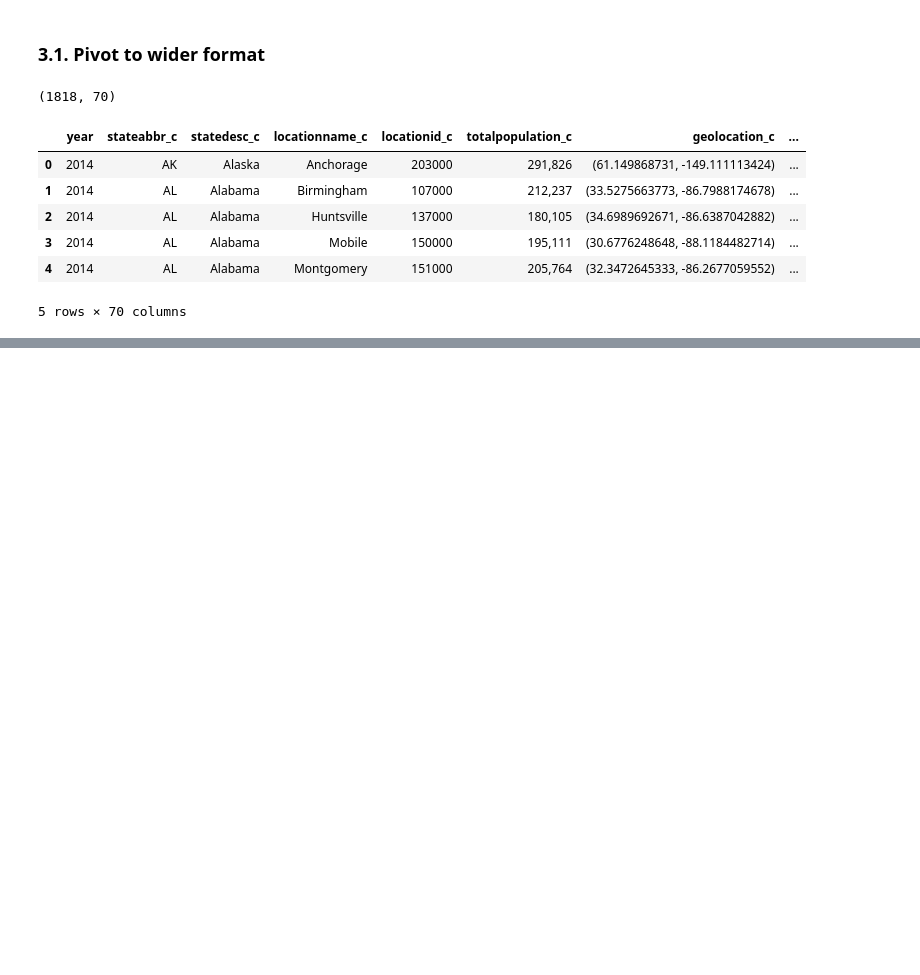
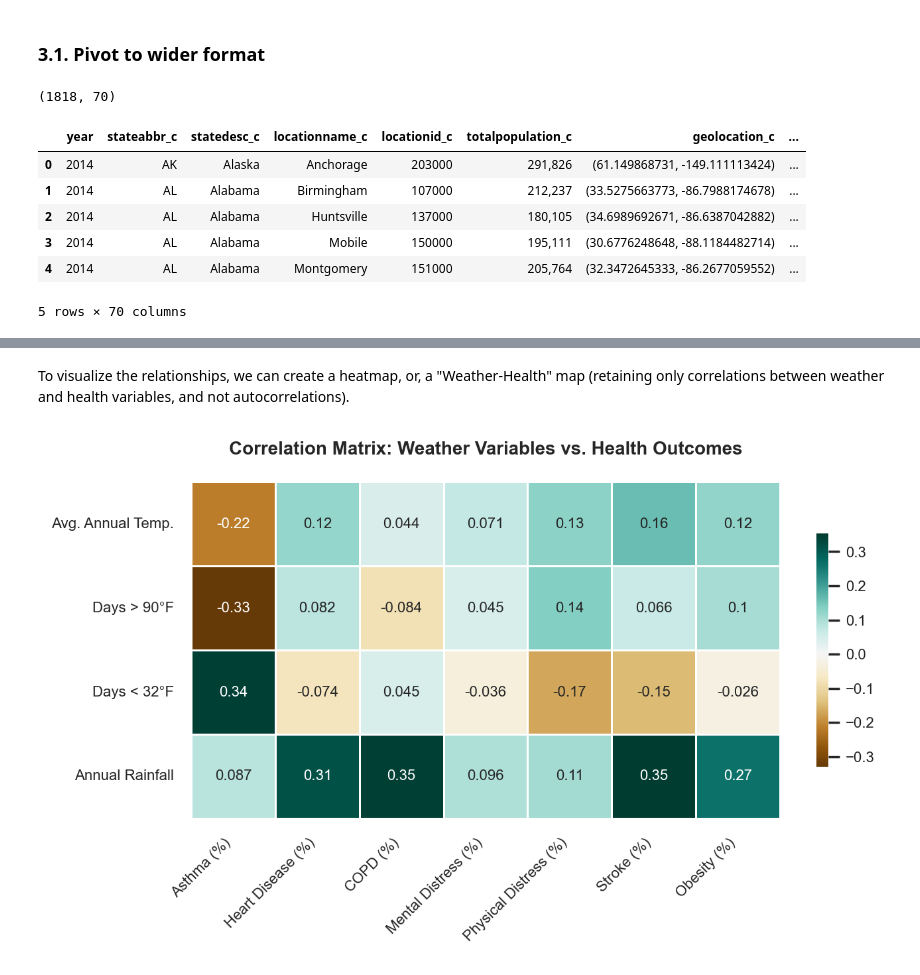
Before and after one commit to hertie-dsa-26/project-krasss, a Jupyter notebook: EDA/eda_bivariate.ipynb, the cells around one changed output, grey strips where cells are left out. Drawn from its saved outputs; the diff is of its cells as text; code cells hidden in the pictures; blank space fills up the shorter version.

```diff
--- a/EDA/eda_bivariate.ipynb
+++ b/EDA/eda_bivariate.ipynb
@@ -133,0 +145,4 @@ Index(['year', 'stateabbr_c', 'statedesc_c', 'locationname_c', 'locationid_c',
+# %%
+weather_vars = ['tavg_n', 'dx90_n', 'dt32_n', 'prcp_n']
+health_vars = ['data_value_cCASTHMA', 'data_value_cCHD', 'data_value_cCOPD',
+               'data_value_cMHLTH', 'data_value_cPHLTH', 'data_value_cSTROKE', 'data_value_cOBESITY']
@@ -133,0 +151,7 @@ Index(['year', 'stateabbr_c', 'statedesc_c', 'locationname_c', 'locationid_c',
+# %%
+corr_matrix = df_pivot[weather_vars + health_vars].dropna().corr()
+corr_subset = corr_matrix.loc[weather_vars, health_vars]
+
+print('Shape of data set containing NAs:', df_pivot[weather_vars + health_vars].shape)
+print('Shape of data set excluding NAs:', df_pivot[weather_vars + health_vars].dropna().shape)
+print(corr_subset)
@@ -133,0 +172,46 @@ Index(['year', 'stateabbr_c', 'statedesc_c', 'locationname_c', 'locationid_c',
+# %% [markdown]
+To visualize the relationships, we can create a heatmap, or, a "Weather-Health" map (retaining only correlations between weather and health variables, and not autocorrelations).
+# %%
+rename_dict = {
+    'tavg_n': 'Avg. Annual Temp.',
+    'dx90_n': 'Days > 90°F',
+    'dt32_n': 'Days < 32°F',
+    'prcp_n': 'Annual Rainfall',
+    'data_value_cCASTHMA': 'Asthma (%)',
+    'data_value_cCHD': 'Heart Disease (%)',
+    'data_value_cCOPD': 'COPD (%)',
+    'data_value_cMHLTH': 'Mental Distress (%)',
+    'data_value_cPHLTH': 'Physical Distress (%)',
+    'data_value_cSTROKE': 'Stroke (%)',
+    'data_value_cOBESITY': 'Obesity (%)'
+}
+
+corr_plot = corr_subset.rename(index=rename_dict, columns=rename_dict)
+
+sns.set(style="white", font_scale=1.1)
+plt.figure(figsize=(7, 4))
+
+ax = sns.heatmap(
+    corr_plot,
+    annot=True,
+    cmap="BrBG",
+    center=0,
+    square=True,
+    linewidths=.5,
+    cbar_kws={"shrink": .6, "pad": 0.05},
+    annot_kws={"size": 8}
+)
+
+plt.title("Correlation Matrix: Weather Variables vs. Health Outcomes",
+          fontsize=10, weight='bold', pad=15)
+
+plt.xticks(rotation=45, ha='right', fontsize=8)
+plt.yticks(rotation=0, fontsize=8)
+
+cbar = ax.collections[0].colorbar
+cbar.ax.tick_params(labelsize=8)
+
+plt.tight_layout()
+plt.show()
+# %% [output]
+[figure, added]
```
Also changed, not shown: parts of 32 cells of this notebook, 2 other files.
